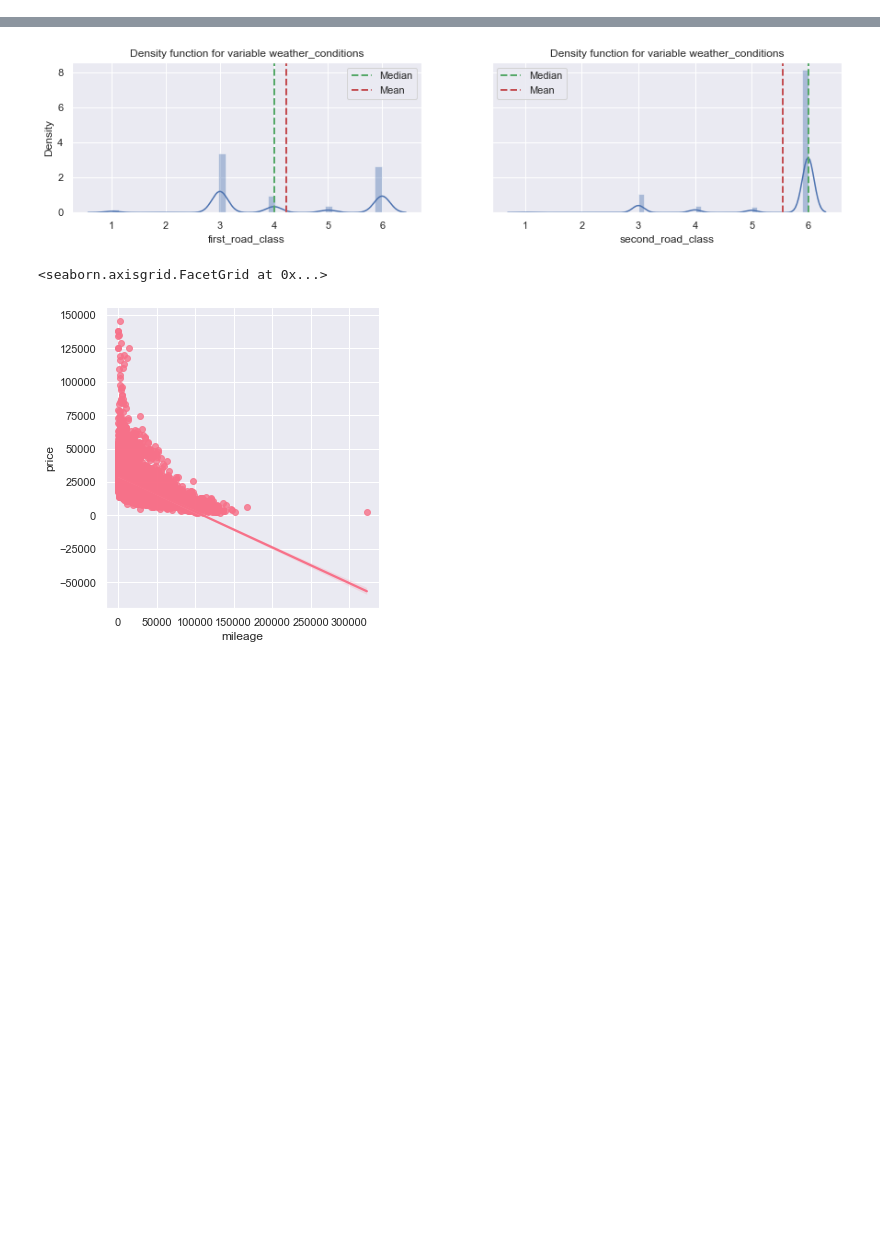
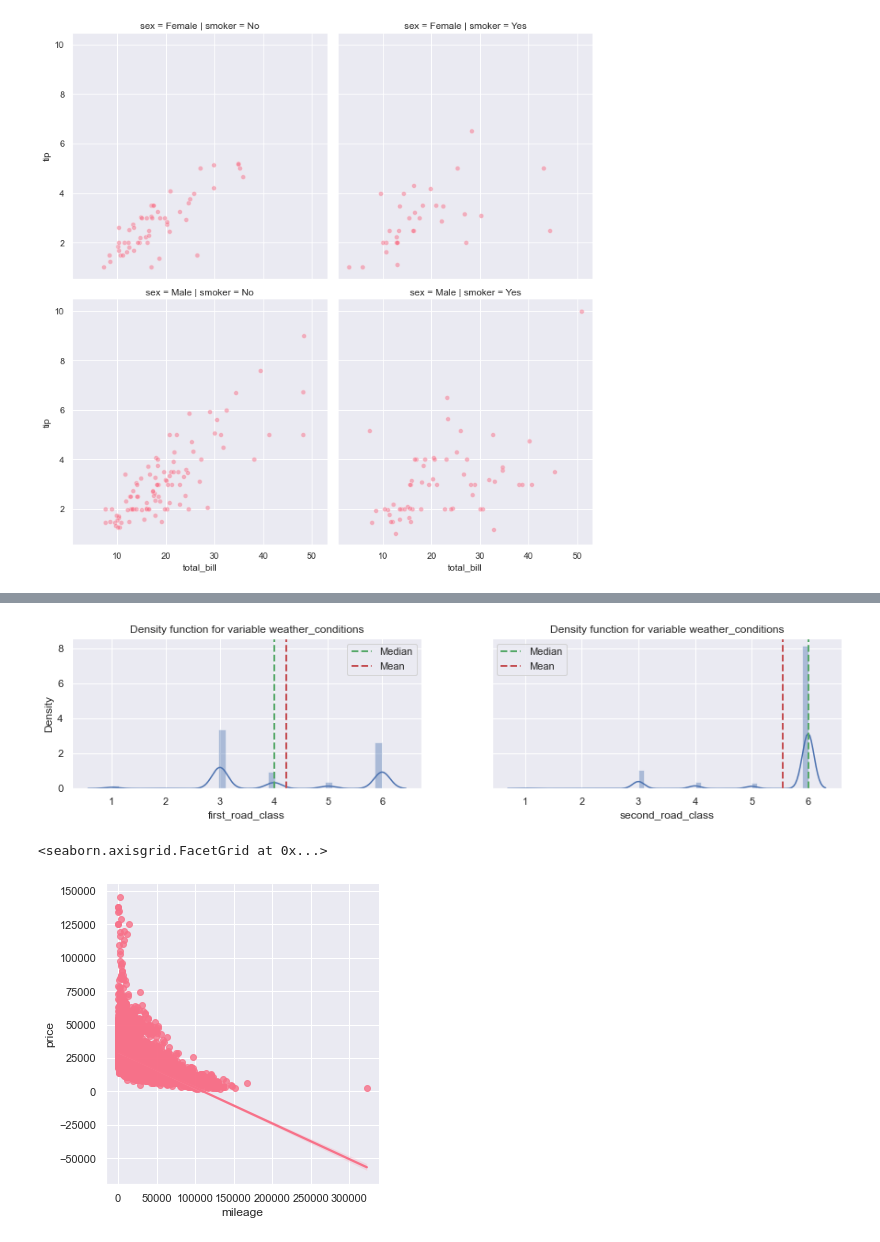
Before and after one commit to developerHobday/data-visualization, a Jupyter notebook: seaborn.ipynb, the cells around one changed output, grey strips where cells are left out. Cells and saved outputs as stored; diff of their text form; code cells hidden in the pictures; blank space fills up the shorter version.

```diff
--- a/seaborn.ipynb
+++ b/seaborn.ipynb
@@ -35,0 +45,10 @@ memory usage: 750.2+ KB
+# %%
+# relplot with row and col and order
+_ = sns.relplot(kind='scatter',
+    data = df,
+    row='sex', row_order=['Female', 'Male'],
+    col='smoker', col_order=['No', 'Yes'],
+    x = 'total_bill', y='tip',
+    alpha = 0.5)
+# %% [output]
+[figure, added]
```
Also changed, not shown: parts of 11 cells of this notebook.
